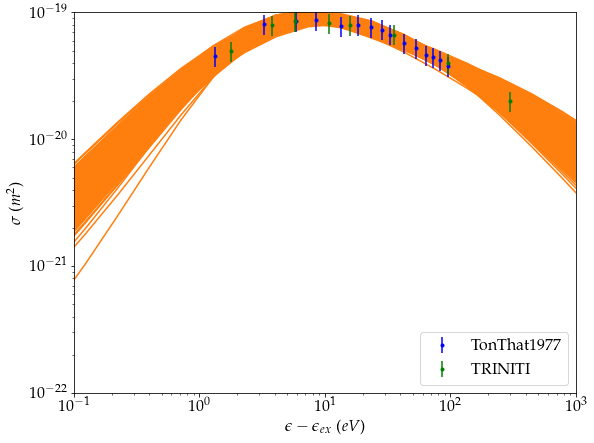
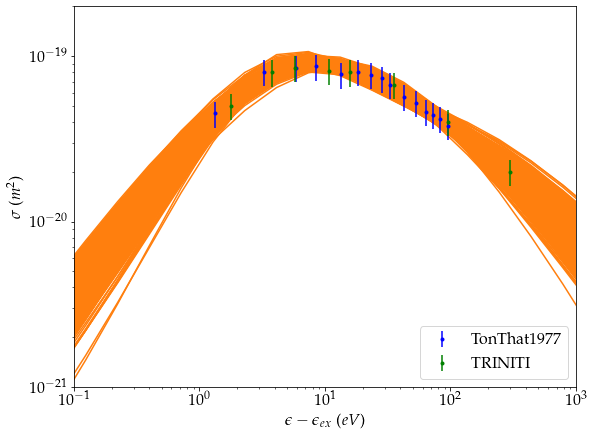
Code edit (unified diff) that turned the first committed figure into the second:
--- before
+++ after
@@ -25,5 +25,5 @@
 plt.xlabel('$\epsilon-\epsilon_{ex}$ ($eV$)')
 plt.ylabel('$\sigma$ ($m^2$)')
-plt.ylim([1e-22, 1e-19])
+plt.ylim([1e-21, 2e-19])
 plt.xlim([1e-1, 1e3])
 plt.legend(loc='lower right')

Commit: step-wise ionization, reverse-rate setup for glow-discharge propagation.